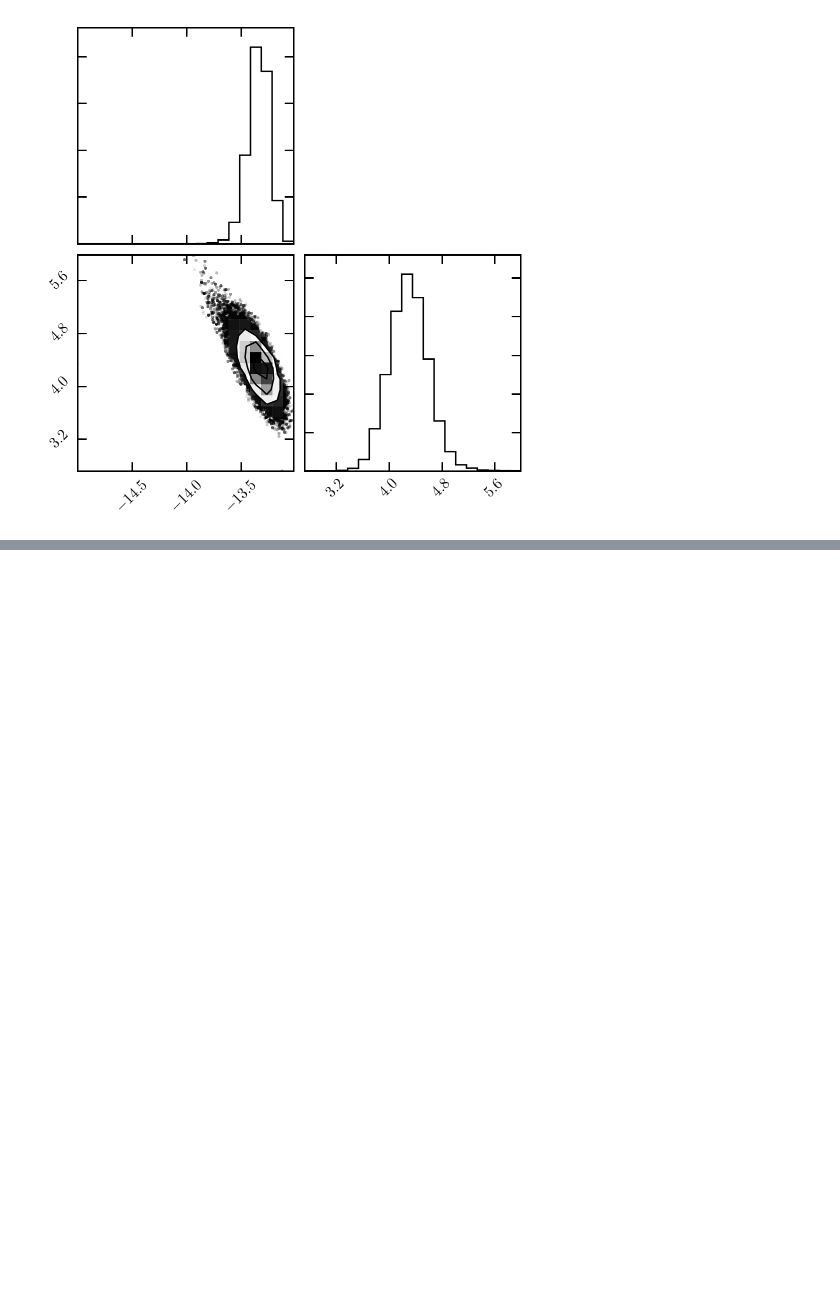
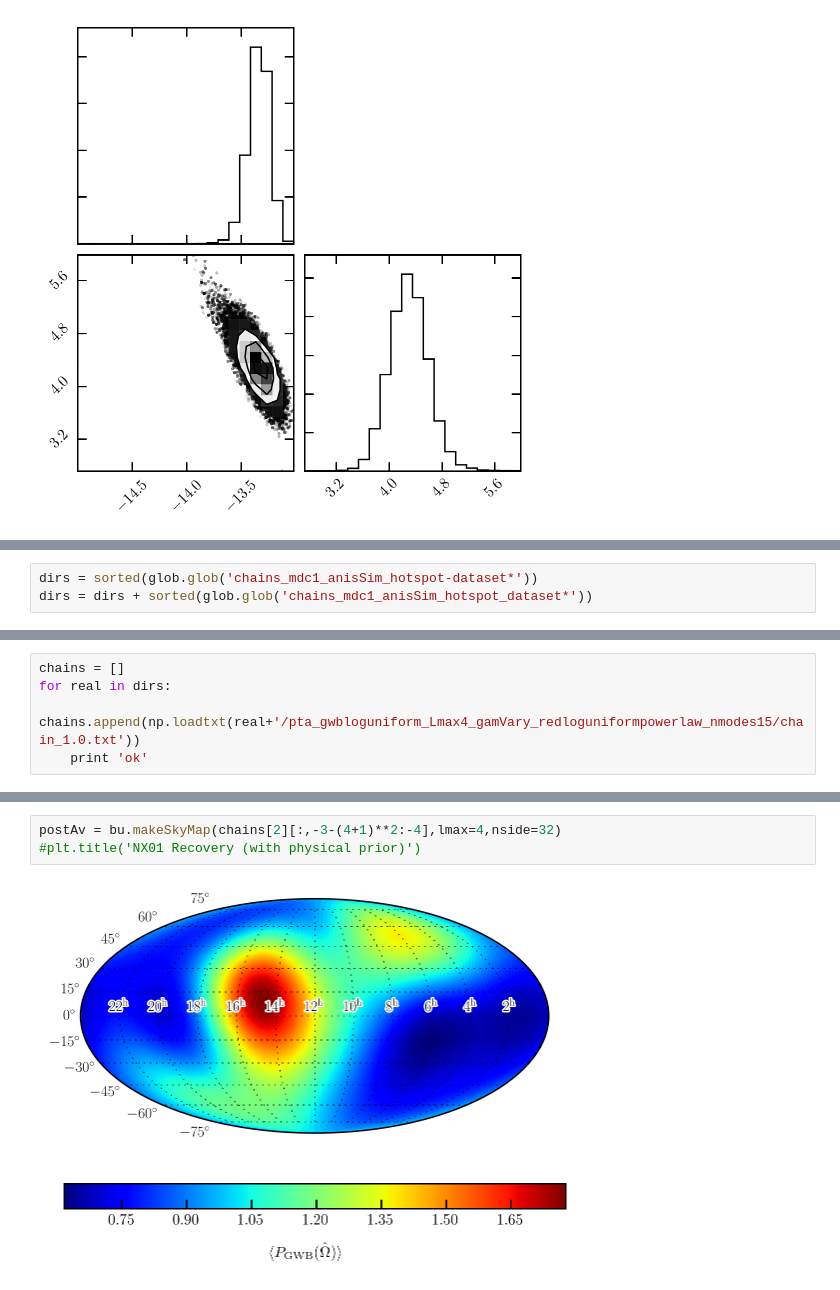
Before and after one commit to stevertaylor/NX01, a Jupyter notebook: process-anisotropy-maps.ipynb, the cells around one changed output, grey strips where cells are left out. Saved outputs shown, nothing was run; the diff lists cells and outputs as text; blank space fills up the shorter version.

```diff
--- a/process-anisotropy-maps.ipynb
+++ b/process-anisotropy-maps.ipynb
@@ -85,0 +92,3 @@ figure = corner.corner(clm_chain[:,[36,37]])
+# %%
+dirs = sorted(glob.glob('chains_mdc1_anisSim_hotspot-dataset*'))
+dirs = dirs + sorted(glob.glob('chains_mdc1_anisSim_hotspot_dataset*'))
@@ -85,0 +108,5 @@ figure = corner.corner(clm_chain[:,[36,37]])
+# %%
+chains = []
+for real in dirs:
+    chains.append(np.loadtxt(real+'/pta_gwbloguniform_Lmax4_gamVary_redloguniformpowerlaw_nmodes15/chain_1.0.txt'))
+    print 'ok'
@@ -85,0 +124,5 @@ figure = corner.corner(clm_chain[:,[36,37]])
+# %%
+postAv = bu.makeSkyMap(chains[2][:,-3-(4+1)**2:-4],lmax=4,nside=32)
+#plt.title('NX01 Recovery (with physical prior)')
+# %% [output]
+[figure, added]
```
Also changed, not shown: parts of 8 cells of this notebook, 2 other files.
